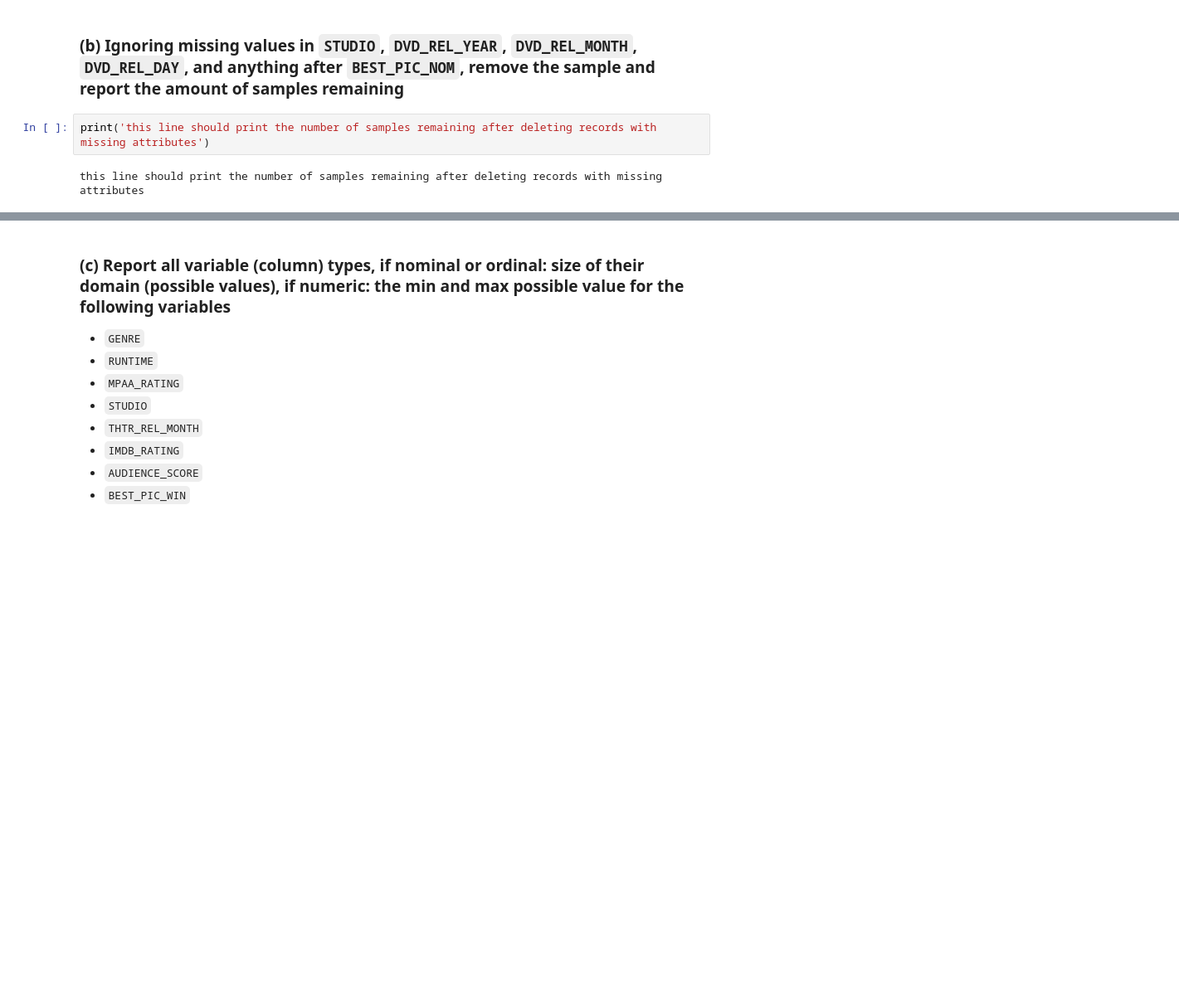
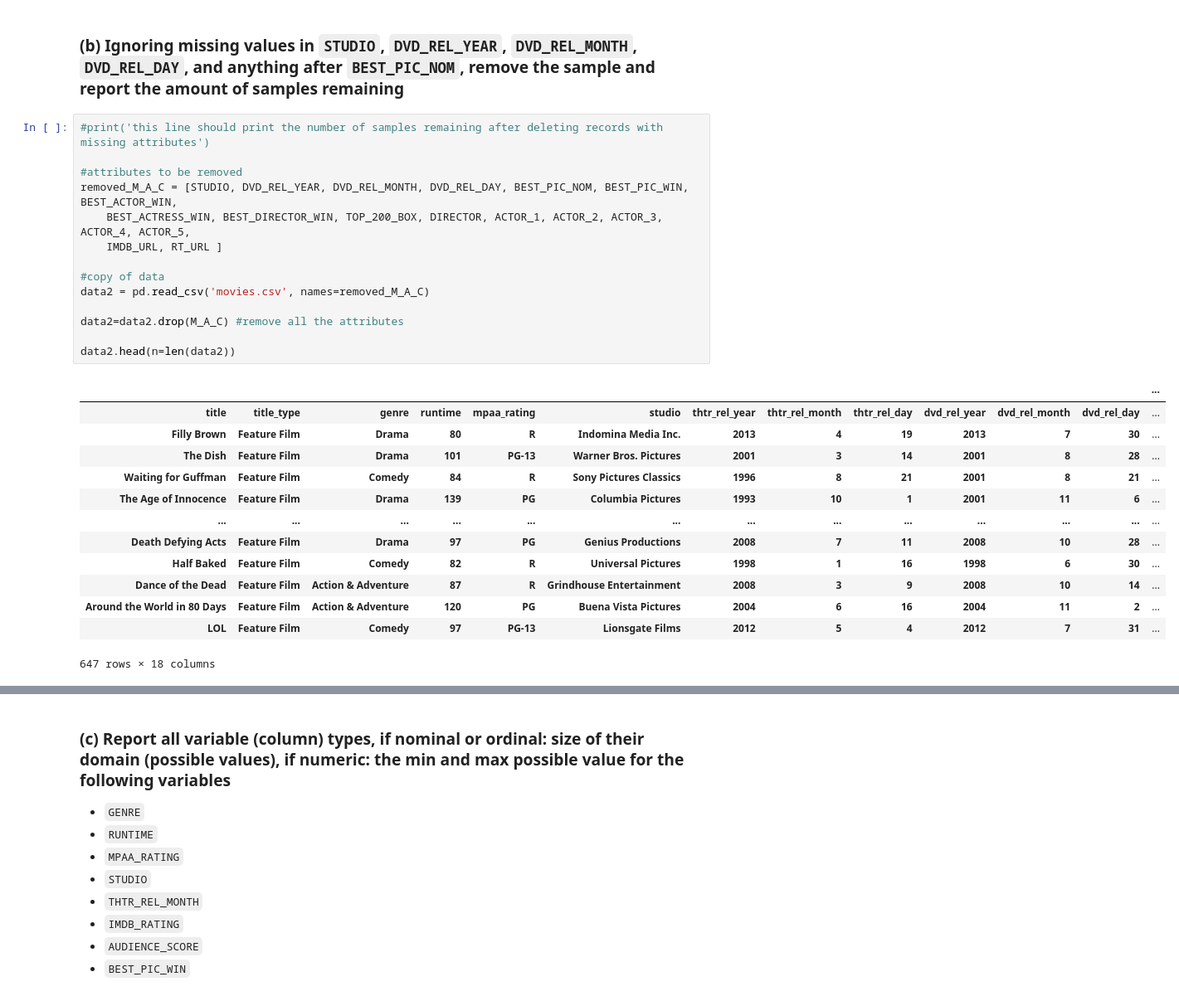
Before and after one commit to DevvyDont/DataMining, a Jupyter notebook: A1/A1_Group_Zamorano.ipynb, the cells around one changed output, grey strips where cells are left out. Shown: that part at 83% size. Saved outputs shown, nothing was run; the diff lists cells and outputs as text; blank space fills up the shorter version.

```diff
--- a/A1/A1_Group_Zamorano.ipynb
+++ b/A1/A1_Group_Zamorano.ipynb
@@ -384,6 +415,30 @@ this line should print a table that reports column name and the percent of missi
 # %% [markdown]
 ### (b) Ignoring missing values in `STUDIO`, `DVD_REL_YEAR`, `DVD_REL_MONTH`, `DVD_REL_DAY`, and anything after `BEST_PIC_NOM`, remove the sample and report the amount of samples remaining
-# %%
-print('this line should print the number of samples remaining after deleting records with missing attributes')
-# %% [output]
-this line should print the number of samples remaining after deleting records with missing attributes
+# %%
+#print('this line should print the number of samples remaining after deleting records with missing attributes')
+
+#attributes to be removed
+removed_M_A_C = [STUDIO, DVD_REL_YEAR, DVD_REL_MONTH, DVD_REL_DAY, BEST_PIC_NOM, BEST_PIC_WIN, BEST_ACTOR_WIN,
+    BEST_ACTRESS_WIN, BEST_DIRECTOR_WIN, TOP_200_BOX, DIRECTOR, ACTOR_1, ACTOR_2, ACTOR_3, ACTOR_4, ACTOR_5,
+    IMDB_URL, RT_URL ]
+
+#copy of data
+data2 = pd.read_csv('movies.csv', names=removed_M_A_C)
+
+data2=data2.drop(M_A_C) #remove all the attributes
+
+data2.head(n=len(data2))
+# %% [output]
+|  |  |  |  |  |  |  |  |  |  |  |  | ... |
+| title | title_type | genre | runtime | mpaa_rating | studio | thtr_rel_year | thtr_rel_month | thtr_rel_day | dvd_rel_year | dvd_rel_month | dvd_rel_day | ... |
+| Filly Brown | Feature Film | Drama | 80 | R | Indomina Media Inc. | 2013 | 4 | 19 | 2013 | 7 | 30 | ... |
+| The Dish | Feature Film | Drama | 101 | PG-13 | Warner Bros. Pictures | 2001 | 3 | 14 | 2001 | 8 | 28 | ... |
+| Waiting for Guffman | Feature Film | Comedy | 84 | R | Sony Pictures Classics | 1996 | 8 | 21 | 2001 | 8 | 21 | ... |
+| The Age of Innocence | Feature Film | Drama | 139 | PG | Columbia Pictures | 1993 | 10 | 1 | 2001 | 11 | 6 | ... |
+| ... | ... | ... | ... | ... | ... | ... | ... | ... | ... | ... | ... | ... |
+| Death Defying Acts | Feature Film | Drama | 97 | PG | Genius Productions | 2008 | 7 | 11 | 2008 | 10 | 28 | ... |
+| Half Baked | Feature Film | Comedy | 82 | R | Universal Pictures | 1998 | 1 | 16 | 1998 | 6 | 30 | ... |
+| Dance of the Dead | Feature Film | Action & Adventure | 87 | R | Grindhouse Entertainment | 2008 | 3 | 9 | 2008 | 10 | 14 | ... |
+| Around the World in 80 Days | Feature Film | Action & Adventure | 120 | PG | Buena Vista Pictures | 2004 | 6 | 16 | 2004 | 11 | 2 | ... |
+| LOL | Feature Film | Comedy | 97 | PG-13 | Lionsgate Films | 2012 | 5 | 4 | 2012 | 7 | 31 | ... |
+647 rows × 18 columns
```
Also changed, not shown: parts of 22 cells of this notebook.
